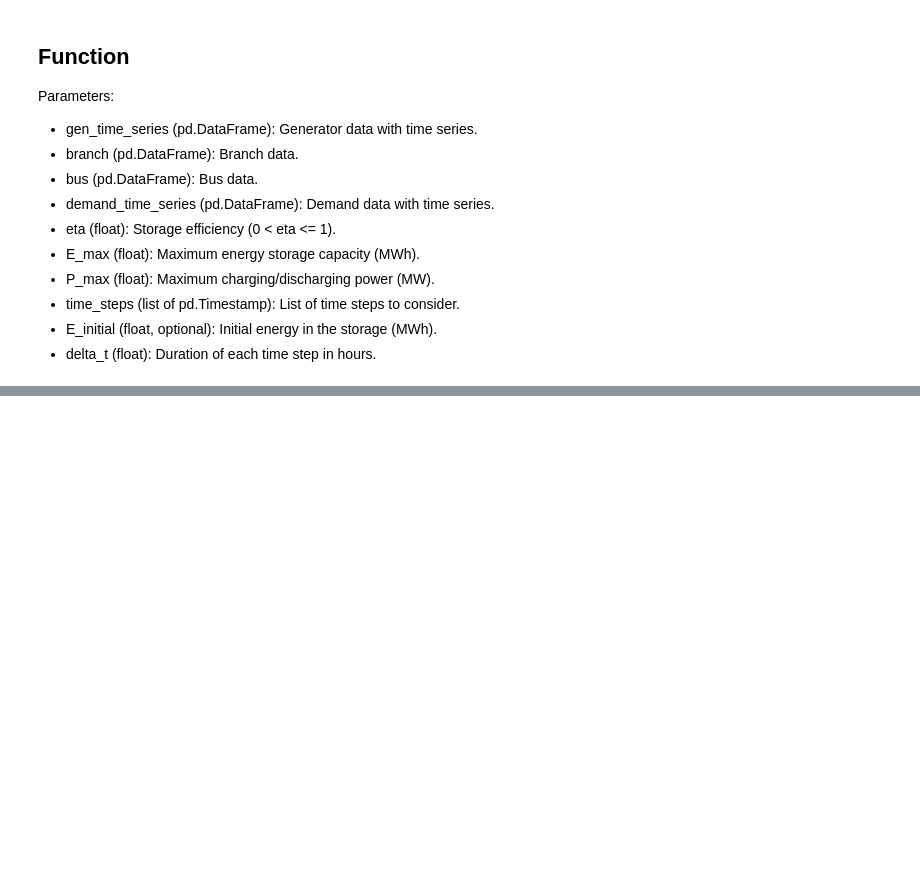
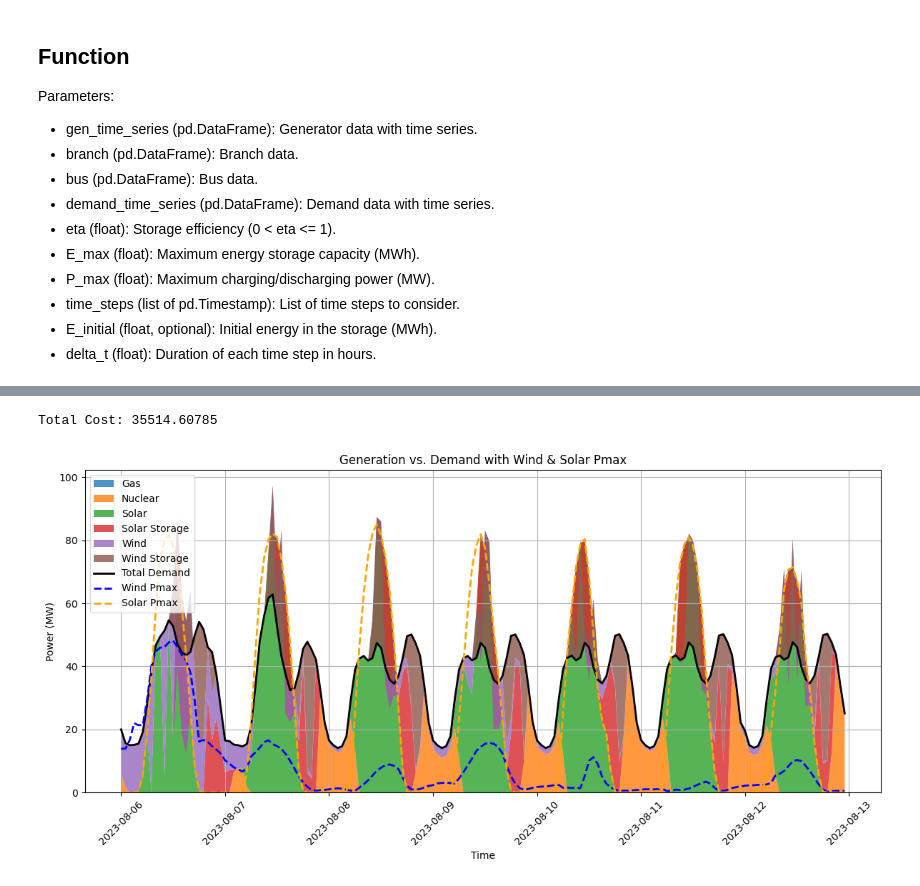
Before and after one commit to vierui/vt2-optimization-datamodels, a Jupyter notebook: scripts/pulp4.ipynb, the cells around one changed output, grey strips where cells are left out. Saved outputs shown, nothing was run; the diff lists cells and outputs as text; code cells hidden in the pictures; blank space fills up the shorter version.

```diff
--- a/scripts/pulp4.ipynb
+++ b/scripts/pulp4.ipynb
@@ -613,0 +494,61 @@ else:
+# %%
+# 5. Visualisation
+# ===========================
+
+if results and results['status'] == 'Optimal':
+    # Extract relevant results
+    generation = results['generation']
+    storage = results['storage']
+    flows = results['flows']
+    angles = results['angles']
+    cost = results['cost']
+
+    # Print total cost
+    print(f"Total Cost: {cost}")
+
+    # Identify generator names if desired (adjust IDs accordingly)
+    id_to_name = {
+        1: 'Nuclear',
+        2: 'Gas',
+        3: 'Wind',
+        4: 'Solar',
+        6: 'Wind Storage',
+        7: 'Solar Storage'
+    }
+
+    # Pivot generation data to get a stacked area format
+    gen_pivot = generation.copy()
+    gen_pivot['name'] = gen_pivot['id'].map(id_to_name).fillna('Unknown')
+    gen_pivot = gen_pivot.pivot(index='time', columns='name', values='gen').fillna(0).sort_index()
+
+    # Demand series
+    demand_series = demand_time_series.set_index('time')['pd'].reindex(gen_pivot.index, fill_value=0)
+
+    # Plot Generation vs. Demand (stacked area)
+    # Extract Wind / Solar Pmax (assuming wind id=3)
+    wind_pmax = gen_time_series[gen_time_series['id'] == 3][['time', 'pmax']].drop_duplicates()
+    wind_pmax = wind_pmax.set_index('time')['pmax'].reindex(gen_pivot.index, fill_value=0)
+    solar_pmax = gen_time_series[gen_time_series['id'] == 4][['time', 'pmax']].drop_duplicates()
+    solar_pmax = solar_pmax.set_index('time')['pmax'].reindex(gen_pivot.index, fill_value=0)
+
+    # Prepare columns for stacked area (exclude storage if it exists)
+    stacked_cols = [col for col in gen_pivot.columns if col not in ['Storage']]
+
+    plt.figure(figsize=(12, 6))
+
+    plt.stackplot(gen_pivot.index, [gen_pivot[col] for col in stacked_cols], labels=stacked_cols, alpha=0.8)
+    plt.plot(demand_series.index, demand_series.values, label='Total Demand', color='black', linewidth=2)
+    plt.plot(wind_pmax.index, wind_pmax.values, label='Wind Pmax', color='blue', linestyle='--', linewidth=2)
+    plt.plot(solar_pmax.index, solar_pmax.values, label='Solar Pmax', color='orange', linestyle='--', linewidth=2)
+
+    plt.xlabel('Time')
+    plt.ylabel('Power (MW)')
+    plt.title('Generation vs. Demand with Wind & Solar Pmax')
+    plt.legend(loc='upper left')
+    plt.grid(True)
+    plt.xticks(rotation=45)
+    plt.tight_layout()
+    plt.show()
+# %% [output]
+Total Cost: 35514.60785
+[figure, added]
```
Also changed, not shown: parts of 6 cells of this notebook, 4 other files.
